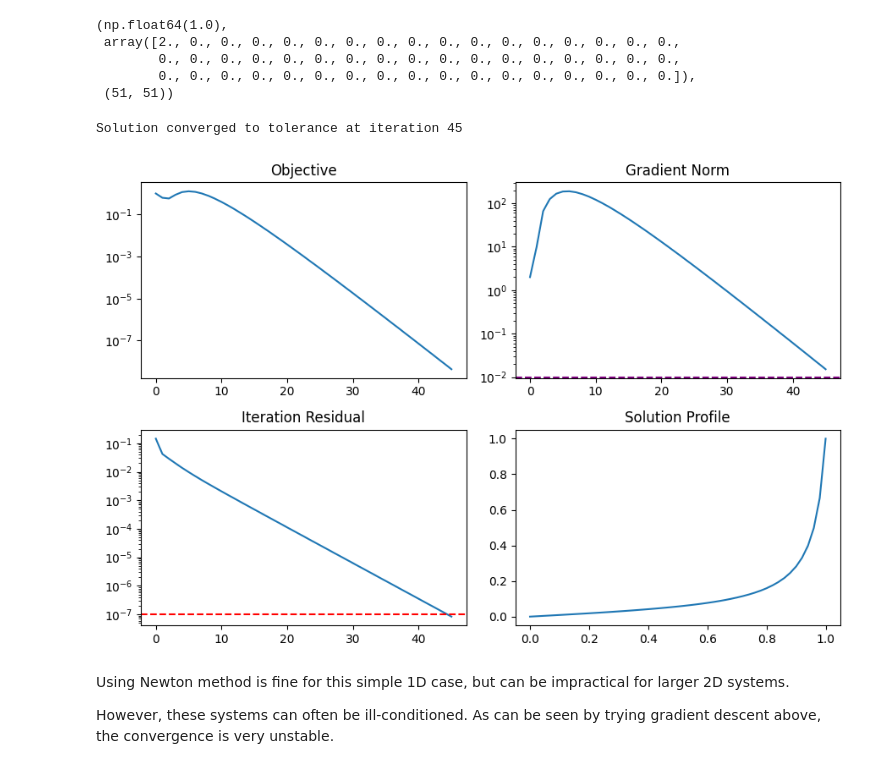
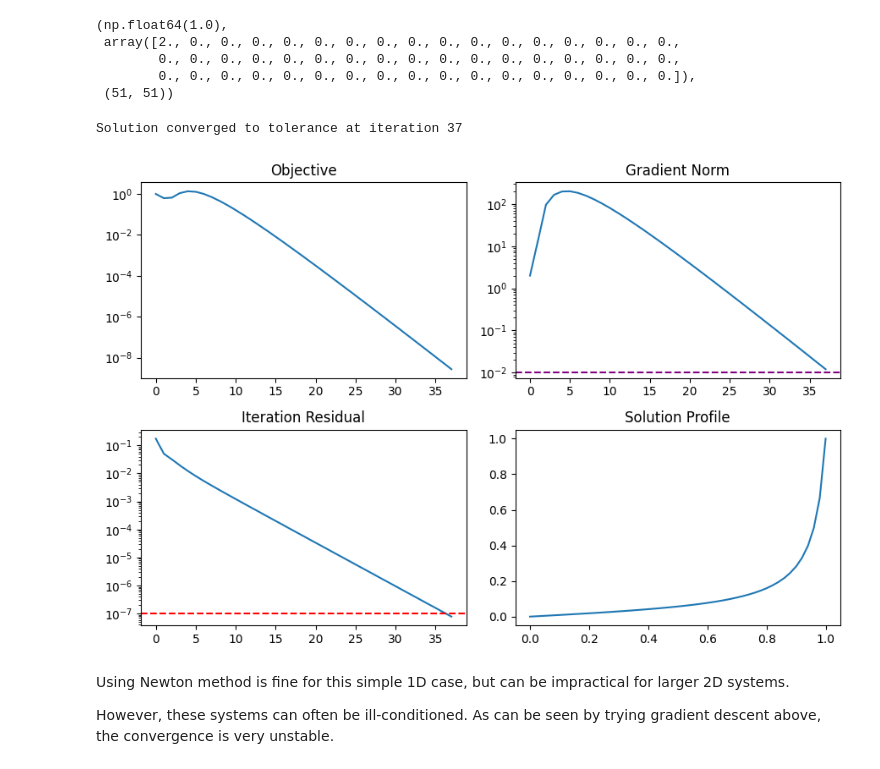
Before and after one commit to wujorgen/2d_heat_conduction, a Jupyter notebook: cfd_methods_book/burgers_eqn_system.ipynb, the cells around one changed output. Saved outputs shown, nothing was run; the diff lists cells and outputs as text; code cells hidden in the pictures.

```diff
--- a/cfd_methods_book/burgers_eqn_system.ipynb
+++ b/cfd_methods_book/burgers_eqn_system.ipynb
@@ -144,7 +144,7 @@ for itr in range(int(1e3)):
     hessian_list.append(hessian)
     # calculate update
     first_order_update = - 0.003 * grad
-    second_order_update = - 0.25 * np.linalg.inv(hessian) @ grad
+    second_order_update = - 0.3 * np.linalg.inv(hessian) @ grad
     # apply update
     if update_mode == "gradient":
         xnew = xvec + first_order_update
@@ -157,35 +157,35 @@ for itr in range(int(1e3)):
     gradnorm = np.linalg.norm(grad)
     # calculate error and check convergence
     err_list.append(rmse)
     if rmse <= tol_itr or gradnorm <= tol_grad:
         print("Solution converged to tolerance at iteration", itr)
         break
     # if not converged, prepare for next iteration
     xvec = xnew
 
 fig, axes = plt.subplots(2, 2, figsize=(9,6))
 
 axes[0, 0].semilogy(obj_list)
 axes[0, 0].set_title("Objective")
 
 axes[0, 1].semilogy([np.linalg.norm(item) for item in grad_list])
 axes[0, 1].axhline(tol_grad, color="purple", linestyle="--")
 axes[0, 1].set_title("Gradient Norm")
 
 # axes[0, 1].semilogy([np.linalg.norm(gitem @ np.linalg.inv(hitem)) for gitem, hitem in zip(grad_list, hessian_list)])
 # axes[0, 1].set_title(r"$||\nabla f(x) / (\nabla^2 f(x))^{-1}||$")
 
 axes[1, 0].semilogy(err_list)
 axes[1, 0].axhline(tol_itr, color="red", linestyle="--")
 axes[1, 0].set_title("Iteration Residual")
 
 axes[1, 1].plot(grid, xvec)
 axes[1, 1].set_title("Solution Profile")
 
 plt.tight_layout()
 # %% [output]
-Solution converged to tolerance at iteration 45
+Solution converged to tolerance at iteration 37
-[figure, old version]
+[figure, new version]
 # %% [markdown]
 Using Newton method is fine for this simple 1D case, but can be impractical for larger 2D systems.
 
```
Also changed, not shown: parts of 2 cells of this notebook, 3 other files.
